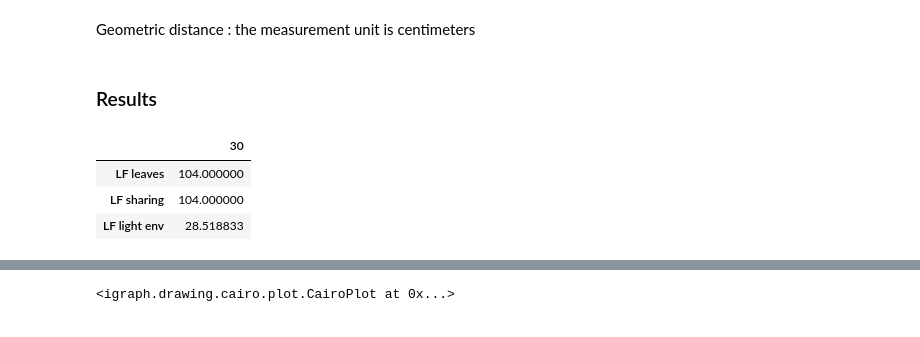
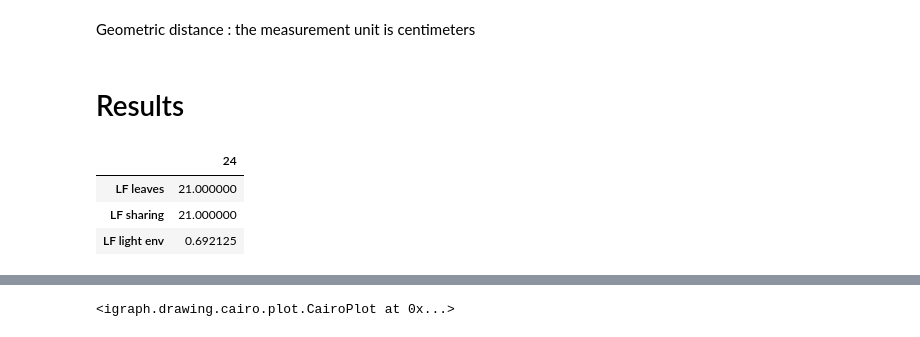
Before and after one commit to maellebolot/vmango-lab, a Jupyter notebook: notebooks/branch_exploration.ipynb, the cells around one changed output, grey strips where cells are left out. Cells and saved outputs as stored; diff of their text form; code cells hidden in the pictures.

```diff
--- a/notebooks/branch_exploration.ipynb
+++ b/notebooks/branch_exploration.ipynb
@@ -131 +133,8 @@ branch.loc[fruity_GU, 'arch_dev__pot_nb_fruit']
 Name: arch_dev__pot_nb_fruit, dtype: float64
+# %%
+adjacency = np.array(graph.get_adjacency())
+print("Length of the longest axe :", np.max(csgraph.shortest_path(
+                                    adjacency,
+                                    indices=0,
+                                    directed=True
+                                    ).astype(np.float32)) )
@@ -136,8 +147,25 @@ Name: arch_dev__pot_nb_fruit, dtype: float64
 # %% [markdown]
 Topologic distance : the measurement unit is growth units
 # %%
-def get_var_fruit_growth_topo(branch, year_sunlit_fractions) :
+def get_var_fruit_growth_topo(branch, dmax, year_sunlit_fractions) :
+    '''
+    Returns the carbon available for each GU bearing a fruit in the input tree with different ways of computing it in topologic distances.
 
+    Parameters
+    ----------
+    branch : :class:`pandas.DataFrame` object
+        Required format is identical with what is specified for the 'tree' input in the vmlab.create_setup function. An 'environment_id' column is also required.
+
+    year_sunlit_fractions : :class:`pandas.DataFrame` object
+        Required format is identical with what is specified for the 'sunlit_fraction_df' input in the vmlab.processes.light_interception initialization.
+
+    dmax : :class:`int` object
+        Maximum distance for carbon flows.
+
+    Returns
+    -------
+    available_carbon_raw, available_carbon_shared, available_carbon_shared_lit_env : :class:`numpay.array
+    '''
     graph = vmlab.to_graph(branch)
     adjacency = np.array(graph.get_adjacency())
 
@@ -147,7 +175,6 @@ def get_var_fruit_growth_topo(branch, year_sunlit_fractions) :
     is_fruting = branch['arch_dev__pot_nb_fruit'] > 0
 
     # Collecting GUs at the chosen distance (with or without successors) from each fruit of the tree :
-
     if np.any(is_fruting) :
         distance_to_fruit = csgraph.shortest_path(
                                     adjacency,
@@ -155,6 +182,7 @@ def get_var_fruit_growth_topo(branch, year_sunlit_fractions) :
                                     directed=False
                                     ).astype(np.float32)
 
+    distance_to_fruit[distance_to_fruit>dmax] = np.Inf
     is_in_distance_to_fruit = np.isfinite(distance_to_fruit).astype(np.float32)
 
     # Collecting fruity and leafy GUs among the previously selected GUs :
@@ -171,7 +199,7 @@ def get_var_fruit_growth_topo(branch, year_sunlit_fractions) :
 
     leaf_fruit_sharing_number = np.nansum(np.transpose(
     np.multiply(
-        np.transpose(is_in_distance_to_fruit),                                                # GU bearing fruits to take into account
+        np.transpose(is_in_distance_to_fruit),                                     # GU bearing fruits to take into account
         np.array(branch.loc[np.flatnonzero(is_fruting), 'arch_dev__pot_nb_fruit']) # number of fruits on these GUs
         )),
     axis=0)
@@ -183,16 +211,16 @@ def get_var_fruit_growth_topo(branch, year_sunlit_fractions) :
     assert leaf_fruit_sharing_fraction.all() >= 0
 
     # Computing variables of interest (np.nansum to avoid NA propagation) :
-    sum_reachable_leaves = np.nansum(reachable_leaves, axis=1)[0] #nansum to avoid NA propagation
+    sum_reachable_leaves = np.nansum(reachable_leaves, axis=1)[0]
 
-    sum_reachable_leaves_shared = np.nansum(reachable_leaves*leaf_fruit_sharing_fraction, axis=1)[0] #nansum to avoid NA propagation
+    sum_reachable_leaves_shared = np.nansum(reachable_leaves*leaf_fruit_sharing_fraction, axis=1)[0]
     available_carbon = np.nansum(lit_frac * reachable_leaves * leaf_fruit_sharing_fraction, axis=1)[0]
 
-    available_carbon_1 = sum_reachable_leaves #/sum_reachable_fruits
-    available_carbon_2 = sum_reachable_leaves_shared #/sum_reachable_fruits
-    available_carbon_3 = available_carbon #/sum_reachable_fruits
+    available_carbon_raw = sum_reachable_leaves
+    available_carbon_shared = sum_reachable_leaves_shared
+    available_carbon_shared_lit_env = available_carbon
 
-    return available_carbon_1, available_carbon_2, available_carbon_3
+    return available_carbon_raw, available_carbon_shared, available_carbon_shared_lit_env
 # %% [markdown]
 Geometric distance : the measurement unit is centimeters
 # %%
@@ -268,13 +296,13 @@ def get_var_fruit_growth_geom(tree: pd.DataFrame, year_sunlit_fractions: pd.Data
 # %% [markdown]
-### Results
+# Results
 # %%
-example = pd.DataFrame(get_var_fruit_growth_topo(branch, sunlit_fraction_df), columns=[id], index=["LF leaves", "LF sharing", "LF light env"])
+example = pd.DataFrame(get_var_fruit_growth_topo(branch, 2, sunlit_fraction_df), columns=[id], index=["LF leaves", "LF sharing", "LF light env"])
 example
 # %% [output]
-|  | 30 |
-| LF leaves | 104.000000 |
-| LF sharing | 104.000000 |
-| LF light env | 28.518833 |
+|  | 24 |
+| LF leaves | 21.000000 |
+| LF sharing | 21.000000 |
+| LF light env | 0.692125 |
 # %%
 h=0.4
 # %%
```
Also changed, not shown: parts of 37 cells of this notebook, 1 other file.
